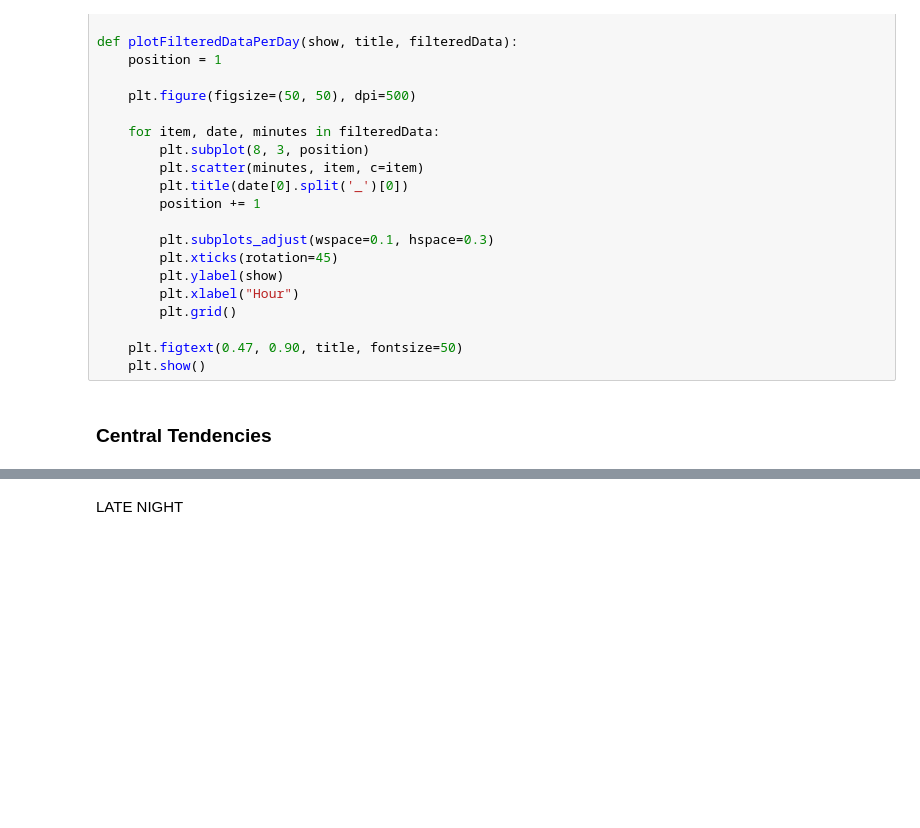
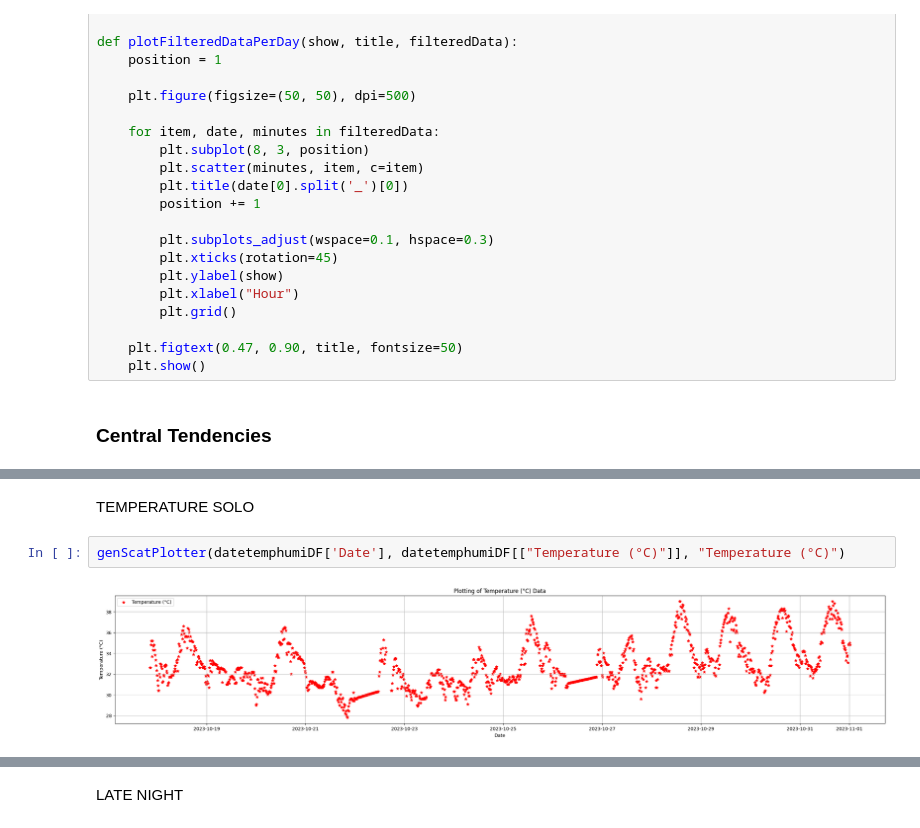
Before and after one commit to IanNoelBanta/DSP-MidtermProject, a Jupyter notebook: Figure4_MidtermProject.ipynb, the cells around one changed output, grey strips where cells are left out. Cells and saved outputs as stored; diff of their text form; blank space fills up the shorter version.

```diff
--- a/Figure4_MidtermProject.ipynb
+++ b/Figure4_MidtermProject.ipynb
@@ -239,0 +397,6 @@ def getStats(get, indexesOfTargets, dataFrame):
+# %% [markdown]
+TEMPERATURE SOLO
+# %%
+genScatPlotter(datetemphumiDF['Date'], datetemphumiDF[["Temperature (°C)"]], "Temperature (°C)")
+# %% [output]
+[figure, added]
```
Also changed, not shown: parts of 65 cells of this notebook.
